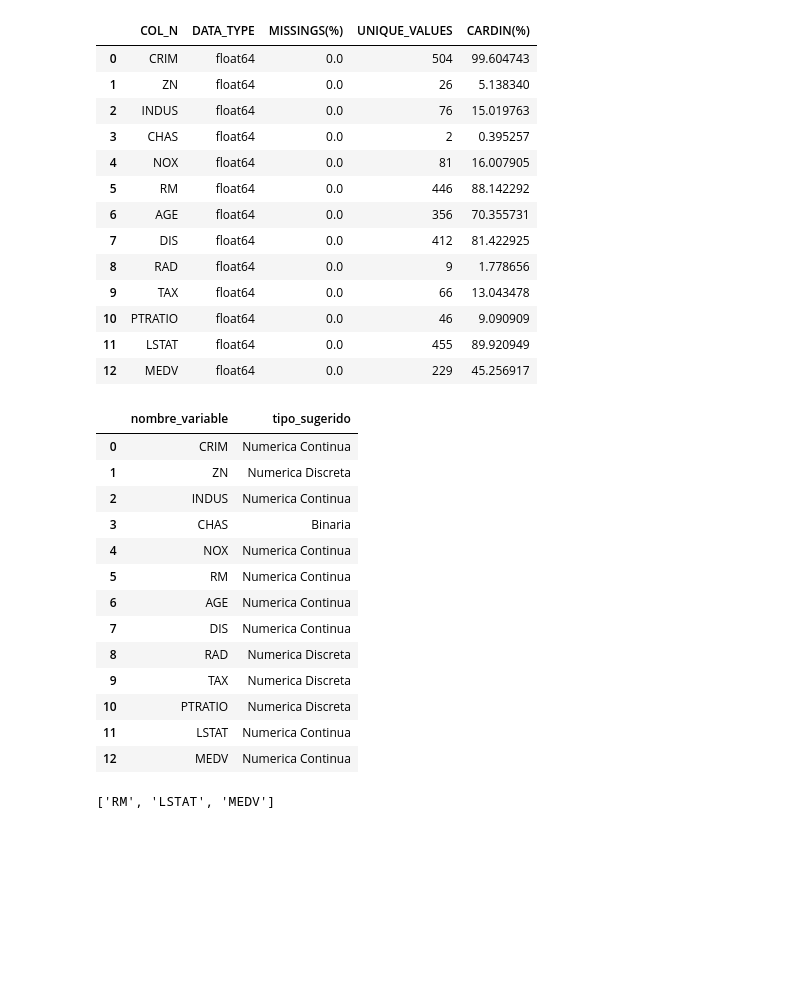
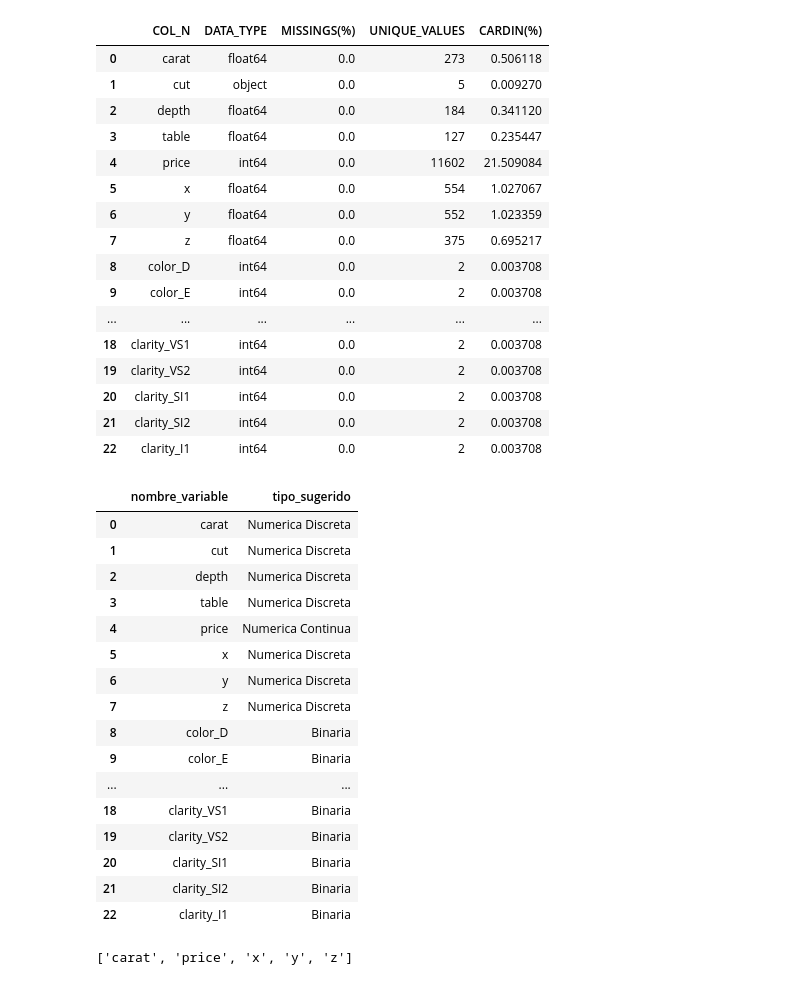
Before and after one commit to Adrinebr/Team_Challenges, a Jupyter notebook: 3_Toolbox/Notebook_Toolbox.ipynb, the cells around one changed output. Drawn from its saved outputs; the diff is of its cells as text; code cells hidden in the pictures; blank space fills up the shorter version.

```diff
--- a/3_Toolbox/Notebook_Toolbox.ipynb
+++ b/3_Toolbox/Notebook_Toolbox.ipynb
@@ -3,7 +3,7 @@ import pandas as pd
 # %%
 import RAW_Toolbox as toolbox
 # %%
-df = pd.read_csv(".\data\dataframe.csv", sep='|')
+df = pd.read_csv('./data/diamonds_preparado.csv', sep='|')
 # %%
 df.head()
 # %% [output]
@@ -40,37 +38,43 @@ memory usage: 51.5 KB
 toolbox.describe_df(df)
 # %% [output]
 |  | COL_N | DATA_TYPE | MISSINGS(%) | UNIQUE_VALUES | CARDIN(%) |
-| 0 | CRIM | float64 | 0.0 | 504 | 99.604743 |
-| 1 | ZN | float64 | 0.0 | 26 | 5.138340 |
-| 2 | INDUS | float64 | 0.0 | 76 | 15.019763 |
-| 3 | CHAS | float64 | 0.0 | 2 | 0.395257 |
-| 4 | NOX | float64 | 0.0 | 81 | 16.007905 |
-| 5 | RM | float64 | 0.0 | 446 | 88.142292 |
-| 6 | AGE | float64 | 0.0 | 356 | 70.355731 |
-| 7 | DIS | float64 | 0.0 | 412 | 81.422925 |
-| 8 | RAD | float64 | 0.0 | 9 | 1.778656 |
-| 9 | TAX | float64 | 0.0 | 66 | 13.043478 |
-| 10 | PTRATIO | float64 | 0.0 | 46 | 9.090909 |
-| 11 | LSTAT | float64 | 0.0 | 455 | 89.920949 |
-| 12 | MEDV | float64 | 0.0 | 229 | 45.256917 |
+| 0 | carat | float64 | 0.0 | 273 | 0.506118 |
+| 1 | cut | object | 0.0 | 5 | 0.009270 |
+| 2 | depth | float64 | 0.0 | 184 | 0.341120 |
+| 3 | table | float64 | 0.0 | 127 | 0.235447 |
+| 4 | price | int64 | 0.0 | 11602 | 21.509084 |
+| 5 | x | float64 | 0.0 | 554 | 1.027067 |
+| 6 | y | float64 | 0.0 | 552 | 1.023359 |
+| 7 | z | float64 | 0.0 | 375 | 0.695217 |
+| 8 | color_D | int64 | 0.0 | 2 | 0.003708 |
+| 9 | color_E | int64 | 0.0 | 2 | 0.003708 |
+| ... | ... | ... | ... | ... | ... |
+| 18 | clarity_VS1 | int64 | 0.0 | 2 | 0.003708 |
+| 19 | clarity_VS2 | int64 | 0.0 | 2 | 0.003708 |
+| 20 | clarity_SI1 | int64 | 0.0 | 2 | 0.003708 |
+| 21 | clarity_SI2 | int64 | 0.0 | 2 | 0.003708 |
+| 22 | clarity_I1 | int64 | 0.0 | 2 | 0.003708 |
 # %%
-toolbox.tipifica_variables(df, 5,15)
+toolbox.tipifica_variables(df, 5, 20)
 # %% [output]
 |  | nombre_variable | tipo_sugerido |
-| 0 | CRIM | Numerica Continua |
-| 1 | ZN | Numerica Discreta |
-| 2 | INDUS | Numerica Continua |
-| 3 | CHAS | Binaria |
-| 4 | NOX | Numerica Continua |
-| 5 | RM | Numerica Continua |
-| 6 | AGE | Numerica Continua |
-| 7 | DIS | Numerica Continua |
-| 8 | RAD | Numerica Discreta |
-| 9 | TAX | Numerica Discreta |
-| 10 | PTRATIO | Numerica Discreta |
-| 11 | LSTAT | Numerica Continua |
-| 12 | MEDV | Numerica Continua |
+| 0 | carat | Numerica Discreta |
+| 1 | cut | Numerica Discreta |
+| 2 | depth | Numerica Discreta |
+| 3 | table | Numerica Discreta |
+| 4 | price | Numerica Continua |
+| 5 | x | Numerica Discreta |
+| 6 | y | Numerica Discreta |
+| 7 | z | Numerica Discreta |
+| 8 | color_D | Binaria |
+| 9 | color_E | Binaria |
+| ... | ... | ... |
+| 18 | clarity_VS1 | Binaria |
+| 19 | clarity_VS2 | Binaria |
+| 20 | clarity_SI1 | Binaria |
+| 21 | clarity_SI2 | Binaria |
+| 22 | clarity_I1 | Binaria |
 # %%
-toolbox.get_features_num_regression(df, "MEDV", 0.6, 0.05)
+toolbox.get_features_num_regression(df, "price", 0.6, 0.05)
 # %% [output]
-['RM', 'LSTAT', 'MEDV']
+['carat', 'price', 'x', 'y', 'z']
```
Also changed, not shown: parts of 6 cells of this notebook, 5 other files.
